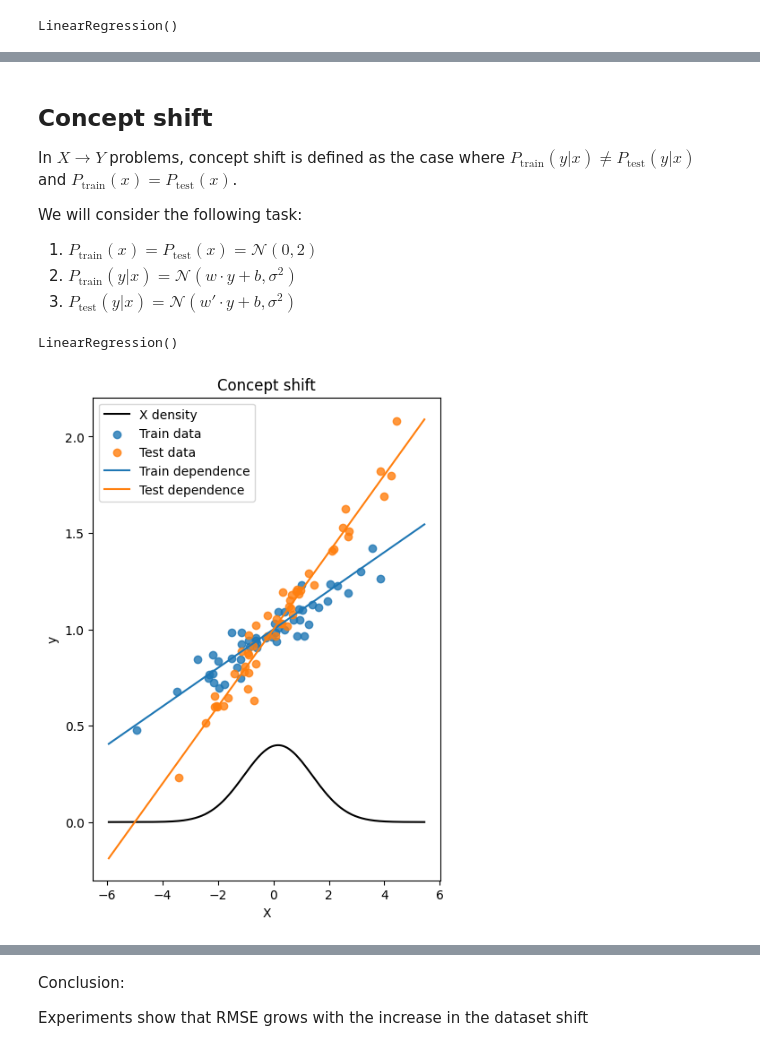
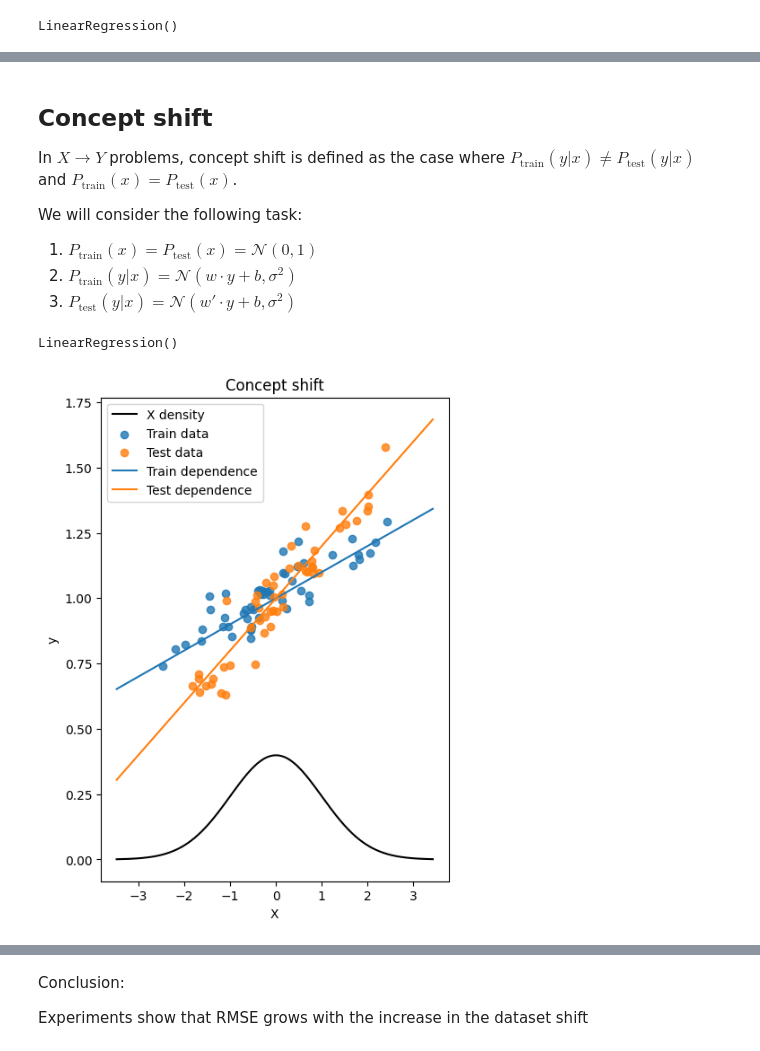
Before and after one commit to intsystems/BMM, a Jupyter notebook: lab7/BarabanshchikovaTask7.ipynb, the cells around one changed output, grey strips where cells are left out. Drawn from its saved outputs; the diff is of its cells as text; code cells hidden in the pictures.

```diff
--- a/lab7/BarabanshchikovaTask7.ipynb
+++ b/lab7/BarabanshchikovaTask7.ipynb
@@ -157,12 +157,12 @@ plt.title('RMSE dependency on the dataset shift');
 In $X → Y$ problems, concept shift is defined as the case where $P_{\text{train}}(y|x) \neq P_{\text{test}}(y|x)$ and $P_{\text{train}}(x) = P_{\text{test}}(x)$.
 
 We will consider the following task:
-1. $P_{\text{train}}(x) = P_{\text{test}}(x) = \mathcal{N}(0, 2)$
+1. $P_{\text{train}}(x) = P_{\text{test}}(x) = \mathcal{N}(0, 1)$
 2. $P_{\text{train}}(y|x) = \mathcal{N}(w \cdot y + b, \sigma^2)$
 3. $P_{\text{test}}(y|x) = \mathcal{N}(w' \cdot y + b, \sigma^2)$
 # %%
 N = 50
-scale = 2
+scale = 1
 weight = 0.1
 bias = 1
 
@@ -179,19 +179,19 @@ LinearRegression()
 # %%
 plt.figure(figsize=(5, 7))
 grid = np.linspace(min(test_x.min(), train_x.min()) - 1, max(test_x.max(), train_x.max()) + 1, 1000)
 pdf = norm(loc=0, scale=scale).pdf(grid)
 
-plt.plot(grid, train_pdf, label='X density', c='black')
+plt.plot(grid, pdf, label='X density', c='black')
 plt.scatter(train_x, train_y, alpha=0.8, label='Train data')
 plt.scatter(test_x, test_y, alpha=0.8, label='Test data')
 plt.plot(grid, grid*weight + bias, label='Train dependence')
 plt.plot(grid, grid*(weight + 0.1) + bias, label='Test dependence')
 plt.xlabel('X')
 plt.ylabel('y')
 plt.legend()
 plt.title('Concept shift');
 # %% [output]
-[figure, old version]
+[figure, new version]
 # %%
 shift_values = np.linspace(0, 1, 100)
 scores = []
```
Also changed, not shown: parts of 8 cells of this notebook.
